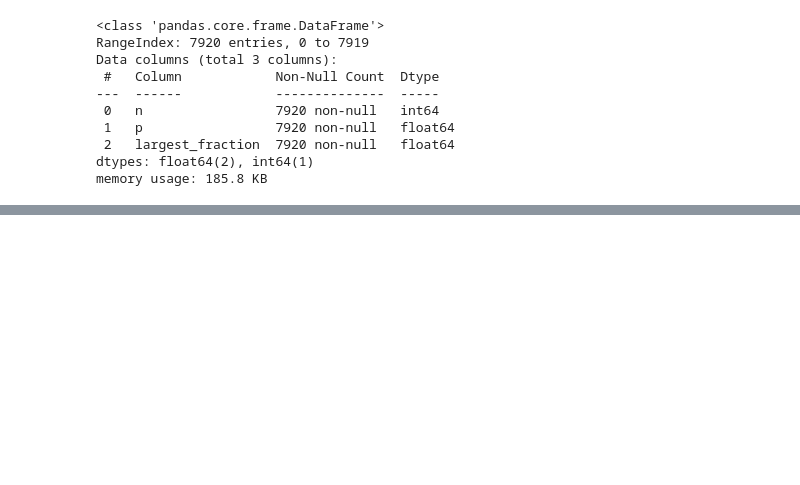
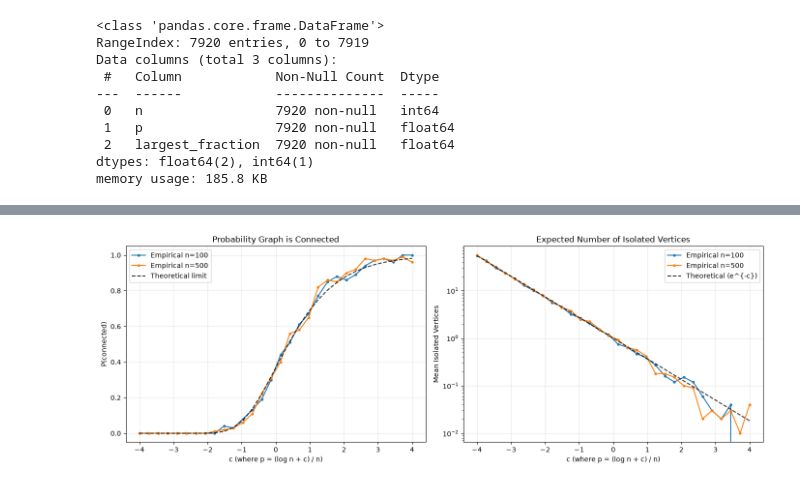
Before and after one commit to Enoch-1Liu/Erdos-Renyi, a Jupyter notebook: Data-analysis.ipynb, the cells around one changed output, grey strips where cells are left out. Saved outputs shown, nothing was run; the diff lists cells and outputs as text; code cells hidden in the pictures; blank space fills up the shorter version.

Commit message:
Added giant component analysis work relating to phase 3 of Erdos' random graph paper. Misc other stuff and connectivity analysis in data-analysis

```diff
--- a/Data-analysis.ipynb
+++ b/Data-analysis.ipynb
@@ -48,3 +49,88 @@ fig.update_layout(
 )
 
 fig.show()
+# %%
+import networkx as nx
+import numpy as np
+import matplotlib.pyplot as plt
+
+def simulate_connectivity(n_values, c_values, trials=50):
+    """
+    Simulates connectivity and isolated vertices in Erdos-Renyi graphs.
+    """
+    results = {
+        n: {'p_connected': [], 'mean_isolated': []}
+        for n in n_values
+    }
+
+    for n in n_values:
+        print(f"Running simulation for n = {n}...")
+        for c in c_values:
+            # The critical scaling for connectivity
+            p = (np.log(n) + c) / n
+
+            # Cap p at 1.0 (though unlikely to exceed unless n is very small and c is huge)
+            p = min(p, 1.0)
+
+            connected_count = 0
+            isolated_sum = 0
+
+            for _ in range(trials):
+                G = nx.erdos_renyi_graph(n, p)
+
+                # Check if fully connected
+                if nx.is_connected(G):
+                    connected_count += 1
+
+                # Count isolated vertices (degree == 0)
+                isolates = list(nx.isolates(G))
+                isolated_sum += len(isolates)
+
+            results[n]['p_connected'].append(connected_count / trials)
+            results[n]['mean_isolated'].append(isolated_sum / trials)
+
+    return results
+
+# --- Parameters ---
+n_values = [100, 500]             # Network sizes to compare
+c_values = np.linspace(-4, 4, 30) # Sweep c around 0
+trials = 100                      # Number of graphs per data point
+
+# --- Run Simulation ---
+data = simulate_connectivity(n_values, c_values, trials)
+
+# --- Visualization ---
+fig, (ax1, ax2) = plt.subplots(1, 2, figsize=(14, 5))
+
+# Plot 1: Probability of Connectivity
+for n in n_values:
+    ax1.plot(c_values, data[n]['p_connected'], marker='.', label=f'Empirical n={n}')
+
+# Theoretical P(connected) = e^{-e^{-c}}
+theoretical_p_conn = np.exp(-np.exp(-c_values))
+ax1.plot(c_values, theoretical_p_conn, 'k--', label='Theoretical limit', alpha=0.8)
+
+ax1.set_title('Probability Graph is Connected')
+ax1.set_xlabel('c (where p = (log n + c) / n)')
+ax1.set_ylabel('P(connected)')
+ax1.legend()
+ax1.grid(True, alpha=0.3)
+
+# Plot 2: Mean Isolated Vertices
+for n in n_values:
+    ax2.plot(c_values, data[n]['mean_isolated'], marker='.', label=f'Empirical n={n}')
+
+# Theoretical E[Isolated] = e^{-c}
+theoretical_iso = np.exp(-c_values)
+ax2.plot(c_values, theoretical_iso, 'k--', label='Theoretical (e^{-c})', alpha=0.8)
+
+ax2.set_title('Expected Number of Isolated Vertices')
+ax2.set_xlabel('c (where p = (log n + c) / n)')
+ax2.set_ylabel('Mean Isolated Vertices')
+ax2.set_yscale('log') # Log scale helps visualize the exponential decay
+ax2.legend()
+ax2.grid(True, alpha=0.3)
+
+plt.tight_layout()
+plt.show()
+# %% [output]
@@ -50,0 +139 @@ fig.show()
+[figure, added]
```
Also changed, not shown: parts of 3 cells of this notebook, 2 other files.
